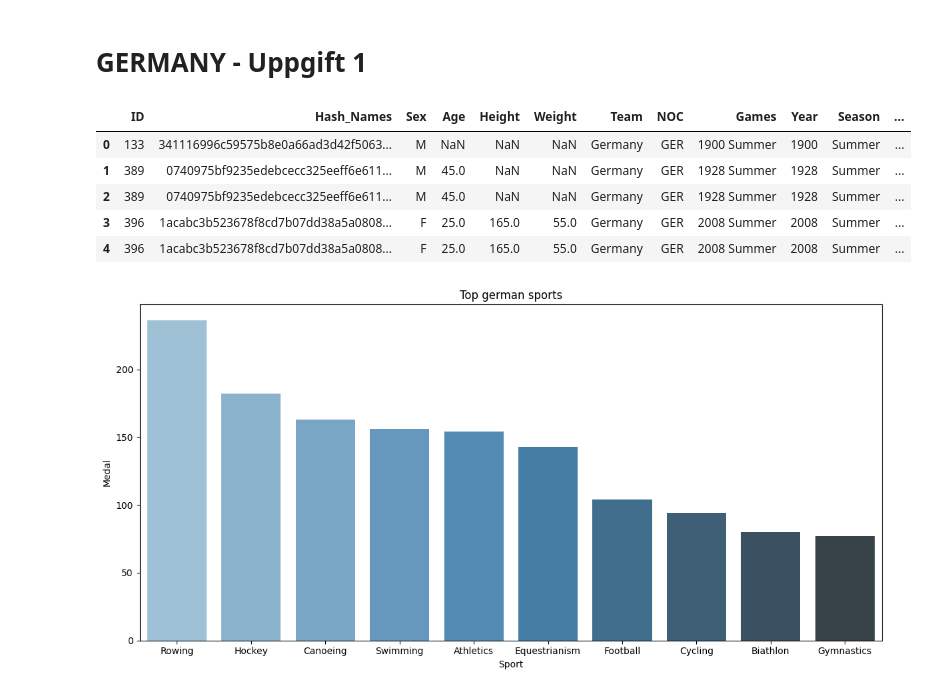
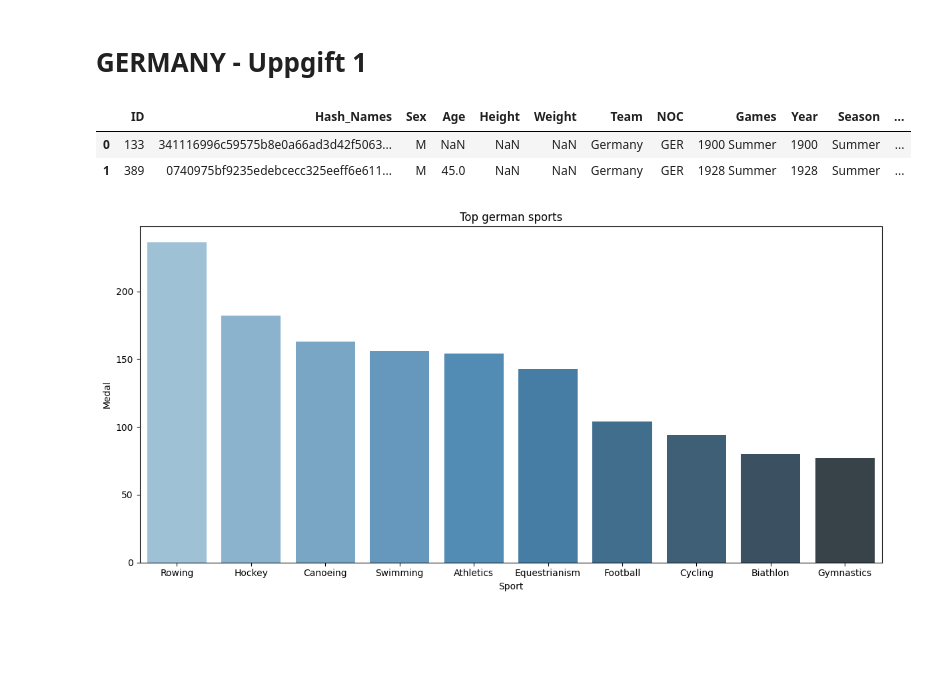
Before and after one commit to SebastianPetersson/Project_OS, a Jupyter notebook: Projekt_OS_Tyskland.ipynb, the cells around one changed output. Saved outputs shown, nothing was run; the diff lists cells and outputs as text; code cells hidden in the pictures; blank space fills up the shorter version.

```diff
--- a/Projekt_OS_Tyskland.ipynb
+++ b/Projekt_OS_Tyskland.ipynb
@@ -12,15 +14,13 @@ importlib.reload(Functions)
 olympics = pd.read_csv('athlete_events.csv')
 noc = pd.read_csv('noc_regions.csv')
 # %%
-germany = Functions.hashed_names(olympics).reset_index(drop = True)
-germany.head()
+germany, germany_all = Functions.hashed_names(olympics)
+germany = germany.reset_index(drop=True)
+germany.head(2)
 # %% [output]
 |  | ID | Hash_Names | Sex | Age | Height | Weight | Team | NOC | Games | Year | Season | ... |
 | 0 | 133 | 341116996c59575b8e0a66ad3d42f5063... | M | NaN | NaN | NaN | Germany | GER | 1900 Summer | 1900 | Summer | ... |
 | 1 | 389 | 0740975bf9235edebcecc325eeff6e611... | M | 45.0 | NaN | NaN | Germany | GER | 1928 Summer | 1928 | Summer | ... |
-| 2 | 389 | 0740975bf9235edebcecc325eeff6e611... | M | 45.0 | NaN | NaN | Germany | GER | 1928 Summer | 1928 | Summer | ... |
-| 3 | 396 | 1acabc3b523678f8cd7b07dd38a5a0808... | F | 25.0 | 165.0 | 55.0 | Germany | GER | 2008 Summer | 2008 | Summer | ... |
-| 4 | 396 | 1acabc3b523678f8cd7b07dd38a5a0808... | F | 25.0 | 165.0 | 55.0 | Germany | GER | 2008 Summer | 2008 | Summer | ... |
 # %%
 german_medals = germany[(germany["Medal"].notna())]
 medals_per_sport = german_medals.groupby("Sport")["Medal"].count().reset_index()
```
Also changed, not shown: parts of 5 cells of this notebook, 1 other file.
